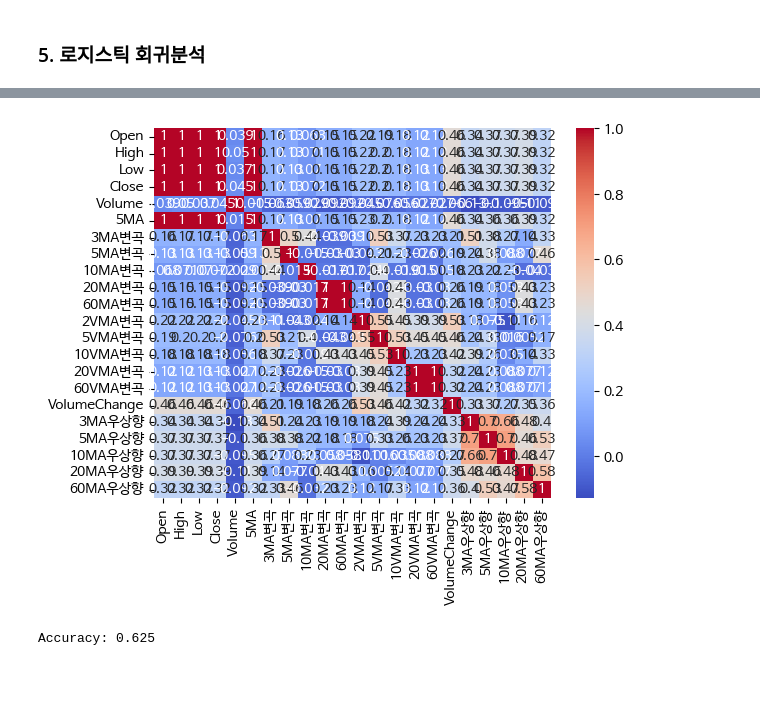
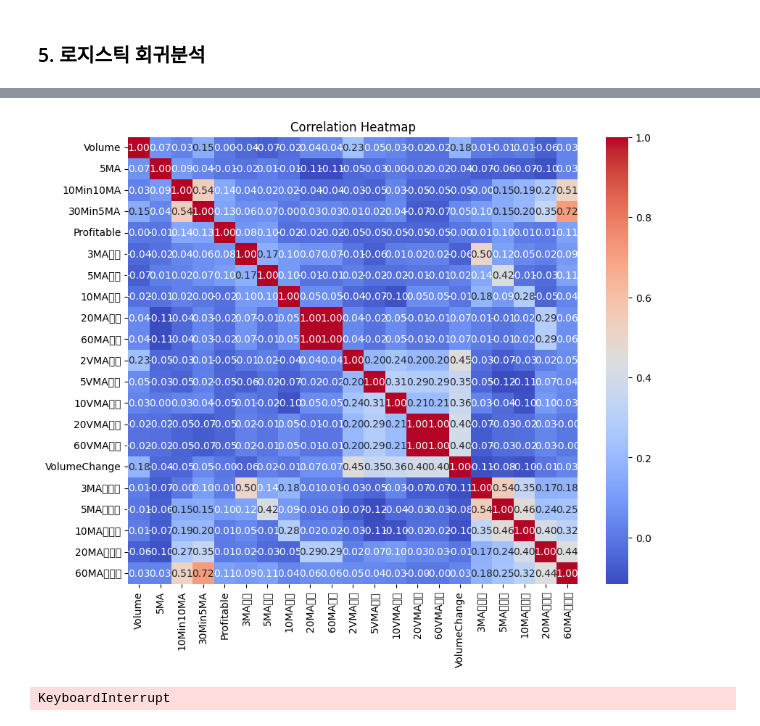
Before and after one commit to dongzooo/Quant-with-py, a Jupyter notebook: 캔들데이터 분석/3분봉5이평_변곡_통계분석.ipynb, the cells around one changed output, grey strips where cells are left out. Saved outputs shown, nothing was run; the diff lists cells and outputs as text; code cells hidden in the pictures; blank space fills up the shorter version.

```diff
--- a/캔들데이터 분석/3분봉5이평_변곡_통계분석.ipynb
+++ b/캔들데이터 분석/3분봉5이평_변곡_통계분석.ipynb
@@ -87,5 +112,9 @@ df3Min['5MA'] = df3Min['Close'].rolling(window=5).mean()
 # df3Min['Return'] = df3Min['Close'].pct_change() * 100
 df3Min.head()
 # df3Min['MA_Crossover'] = df3Min['Moving Average'].diff().shift(-1).fillna(0).apply(lambda x: 1 if x > 0 else -1 if x < 0 else 0)
+
+df10Min['10MA'] = df10Min['Close'].rolling(window=10).mean()
+df30Min['5MA'] = df30Min['Close'].rolling(window=5).mean()
+df30Min.tail()
 # %% [output]
 |  | Timestamp | Open | High | Low | Close | Volume | 5MA |
@@ -193,6 +323,7 @@ def findInflection(n, df, col_name):
 # %%
 #수익이나는 인덱스 조사
-turning_points = findInflection(5,df3Min,"5MA")
+turning_points = buyFindInflection(5,df3Min,"5MA")
+
 #데이터프레임에 수익여부 넣기
 df3Min_Infection = pd.DataFrame(columns=df3Min.columns)
 df3Min_Infection = df3Min
@@ -207,8 +338,8 @@ df3Min_Infection[df3Min_Infection['Profitable'] == 1]
 df3Min_Infection['Timestamp'] = pd.to_datetime(df3Min_Infection['Timestamp'], format="%y-%m-%d %H:%M:%S")
 df3Min_Infection = df3Min_Infection[df3Min_Infection['Timestamp'].dt.strftime('%H:%M:%S') <= target_time]
 df3Min_Infection = df3Min_Infection.reset_index(drop=True)
-df3Min_Infection.tail()
 
-# count = df3Min_Infection['Profitable'].value_counts()[1]
-# print(count)
+df3Min_Infection[df3Min_Infection['Profitable']==1]
+count = df3Min_Infection['Profitable'].value_counts()[1]
+print(count)
 # %% [output]
@@ -345,9 +472,7 @@ df3Min_Infection['60MA우상향'] = 0
 df3Min_Infection.loc[df3Min_Infection['Timestamp'].isin(df1Min.loc[df1Min['60MA우상향'] > 0, 'Timestamp']), '60MA우상향'] = 1
 
 # #불필요한 데이터 삭제
-# df3Min_Infection.drop(labels=['Open','High','Low','Close'],axis=1,inplace=True)
+df3Min_Infection.drop(labels=['Open','High','Low','Close'],axis=1,inplace=True)
 
 #결측치 제거
 df3Min_Infection.fillna(0, inplace=True)
-
-df3Min_Infection.tail()
@@ -493,31 +581,35 @@ array([0, 0, 0, 0, 0, 0, 0, 0, 0, 0, 0, 0, 0, 0, 0, 0, 0, 0, 0, 0, 0, 0,
 # %% [markdown]
 ### 5. 로지스틱 회귀분석
 # %%
-# 데이터 전처리
+# 데이터프레임에서 종속변수와 독립변수 추출
 X = df3Min_Infection.drop(['Profitable', 'Timestamp'], axis=1)
 y = df3Min_Infection['Profitable']
 
-# 언더샘플링을 통한 데이터 불균형 처리
-from imblearn.under_sampling import RandomUnderSampler
-rus = RandomUnderSampler(random_state=42)
-X_resampled, y_resampled = rus.fit_resample(X, y)
-
-# 스케일링
-scaler = StandardScaler()
-X_scaled = scaler.fit_transform(X_resampled)
-
-# 통계분석
-# 변수간 상관관계 분석
-correlation_matrix = pd.DataFrame(X_scaled, columns=X.columns).corr()
-sns.heatmap(correlation_matrix, annot=True, cmap='coolwarm')
+# 상관분석
+correlation_matrix = df3Min_Infection.corr()
+# correlation_matrix
+# 상관계수 히트맵
+plt.figure(figsize=(10, 8))
+sns.heatmap(correlation_matrix, annot=True, cmap='coolwarm', fmt=".2f")
+plt.title("Correlation Heatmap")
 plt.show()
 
-# Logistic Regression 모델 학습
-X_train, X_test, y_train, y_test = train_test_split(X_scaled, y_resampled, test_size=0.2, random_state=42)
+# 로지스틱 회귀분석
+# 데이터 전처리: 독립변수 스케일링
+scaler = StandardScaler()
+X_scaled = scaler.fit_transform(X)
+
+# 데이터 분할: 학습 데이터와 테스트 데이터
+X_train, X_test, y_train, y_test = train_test_split(X_scaled, y, test_size=0.2, shuffle=False)
+
+# 로지스틱 회귀 모델 학습
 model = LogisticRegression()
 model.fit(X_train, y_train)
 
-# 모델 평가
-accuracy = model.score(X_test, y_test)
+# 테스트 데이터 예측
+y_pred = model.predict(X_test)
+
+# 정확도 평가
+accuracy = accuracy_score(y_test, y_pred)
 print("Accuracy:", accuracy)
 # %% [output]
@@ -524,2 +633,2 @@ print("Accuracy:", accuracy)
-[figure, old version]
+[figure, new version]
-Accuracy: 0.625
+KeyboardInterrupt
```
Also changed, not shown: parts of 32 cells of this notebook.
